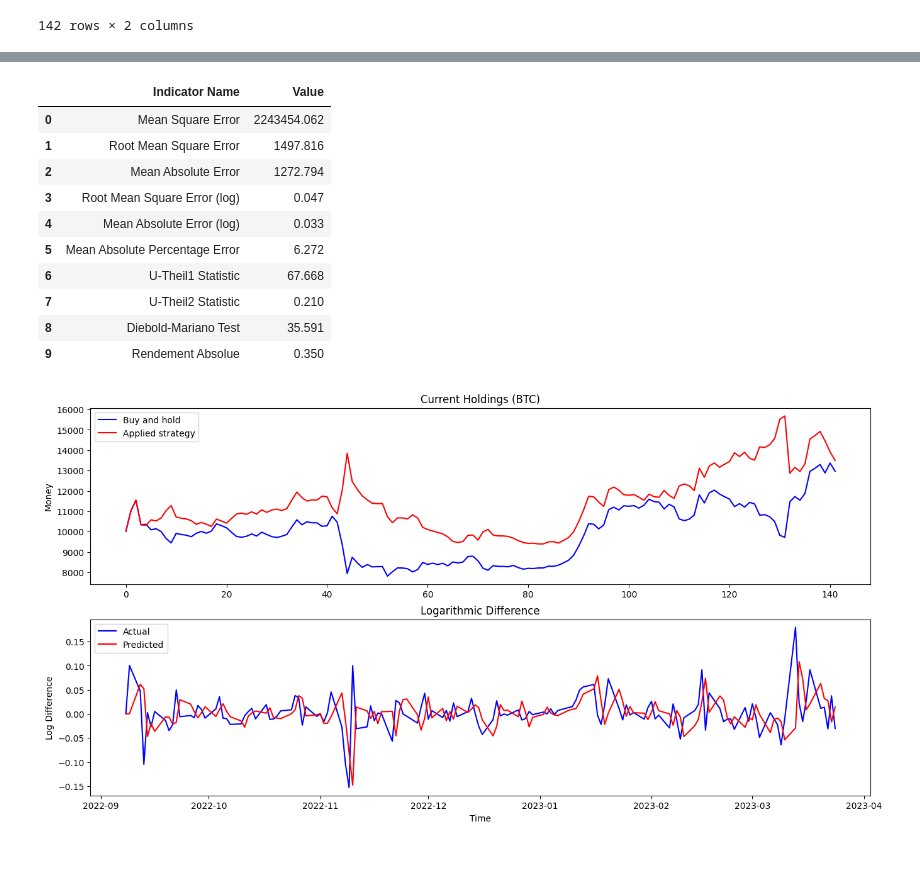
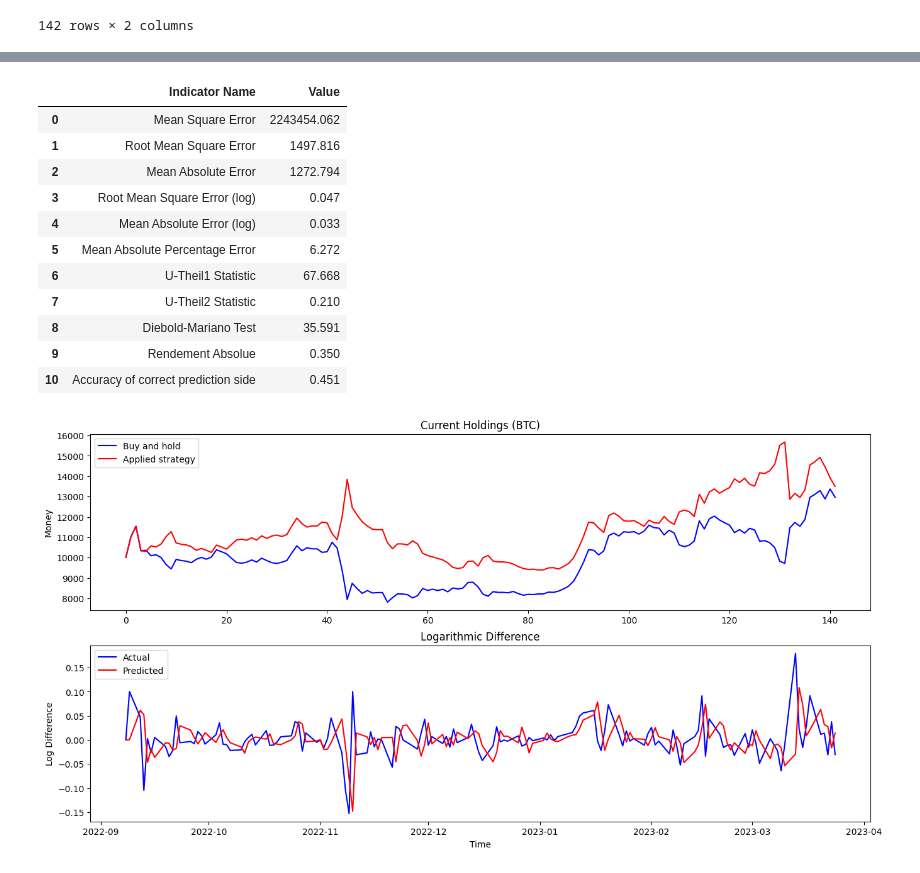
Before and after one commit to CodyAdam/datachallenge2024, a Jupyter notebook: src/models/BTC.ipynb, the cells around one changed output, grey strips where cells are left out. Cells and saved outputs as stored; diff of their text form; code cells hidden in the pictures.

Commit message:
Update model evaluation metrics and predictions accuracy

```diff
--- a/src/models/BTC.ipynb
+++ b/src/models/BTC.ipynb
@@ -313,35 +313,39 @@ n = len(error_diff)
 
 # Calculate DM test statistic
 dm_stat = mean_diff / np.sqrt(var_diff / n)
 
 absolute_rendement = money_evolution[-1] / 10000 - 1
 
+# using log accuracy
+accuracy = np.sum(np.sign(log_diff_predicted) == np.sign(log_diff_actual.values.flatten())) / len(log_diff_predicted)
+
 
 data = {
     'Indicator Name': ['Mean Square Error','Root Mean Square Error', 'Mean Absolute Error','Root Mean Square Error (log)', 'Mean Absolute Error (log)', 'Mean Absolute Percentage Error',
-                       'U-Theil1 Statistic', 'U-Theil2 Statistic', 'Diebold-Mariano Test', 'Rendement Absolue'],
-    'Value': [mse, rmse, mae, rmse_log, mae_log, mape, u_theil1, u_theil2, dm_stat, absolute_rendement]
+                       'U-Theil1 Statistic', 'U-Theil2 Statistic', 'Diebold-Mariano Test', 'Rendement Absolue', 'Accuracy of correct prediction side'],
+    'Value': [mse, rmse, mae, rmse_log, mae_log, mape, u_theil1, u_theil2, dm_stat, absolute_rendement, accuracy]
 }
 
 table = pd.DataFrame(data)
 table['Value'] = table['Value'].apply(lambda x: round(x, 3))
 
 
 output_path = os.path.join(os.getcwd(), '../../data/output', "performance_"+CLOSE+".xlsx")
 table.to_excel(output_path, index=False)
 table
 # %% [output]
 |  | Indicator Name | Value |
 | 0 | Mean Square Error | 2243454.062 |
 | 1 | Root Mean Square Error | 1497.816 |
 | 2 | Mean Absolute Error | 1272.794 |
 | 3 | Root Mean Square Error (log) | 0.047 |
 | 4 | Mean Absolute Error (log) | 0.033 |
 | 5 | Mean Absolute Percentage Error | 6.272 |
 | 6 | U-Theil1 Statistic | 67.668 |
 | 7 | U-Theil2 Statistic | 0.210 |
 | 8 | Diebold-Mariano Test | 35.591 |
 | 9 | Rendement Absolue | 0.350 |
+| 10 | Accuracy of correct prediction side | 0.451 |
 # %%
 plt.figure(figsize=(16, 8))
 plt.subplot(2, 1, 1)
```
Also changed, not shown: parts of 3 cells of this notebook, 7 other files.
